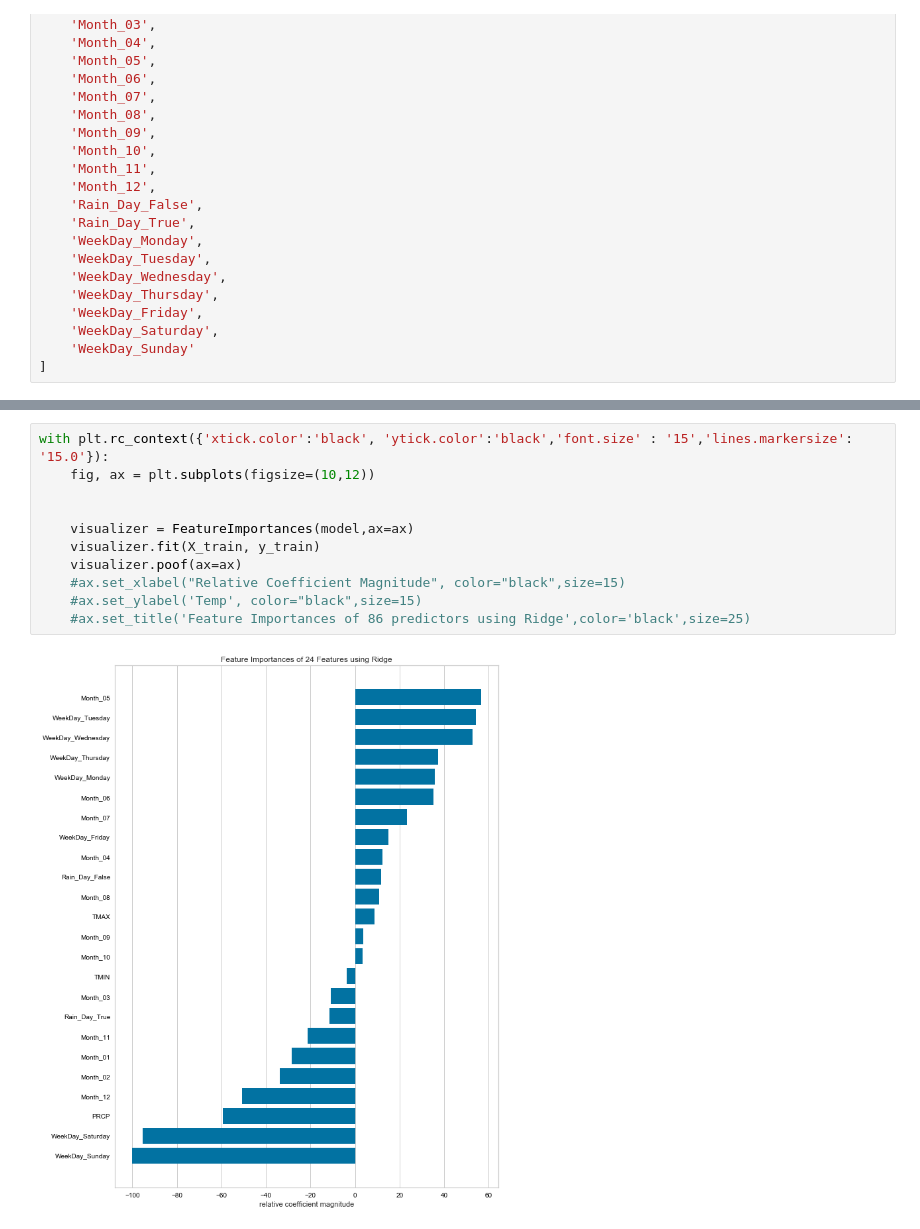
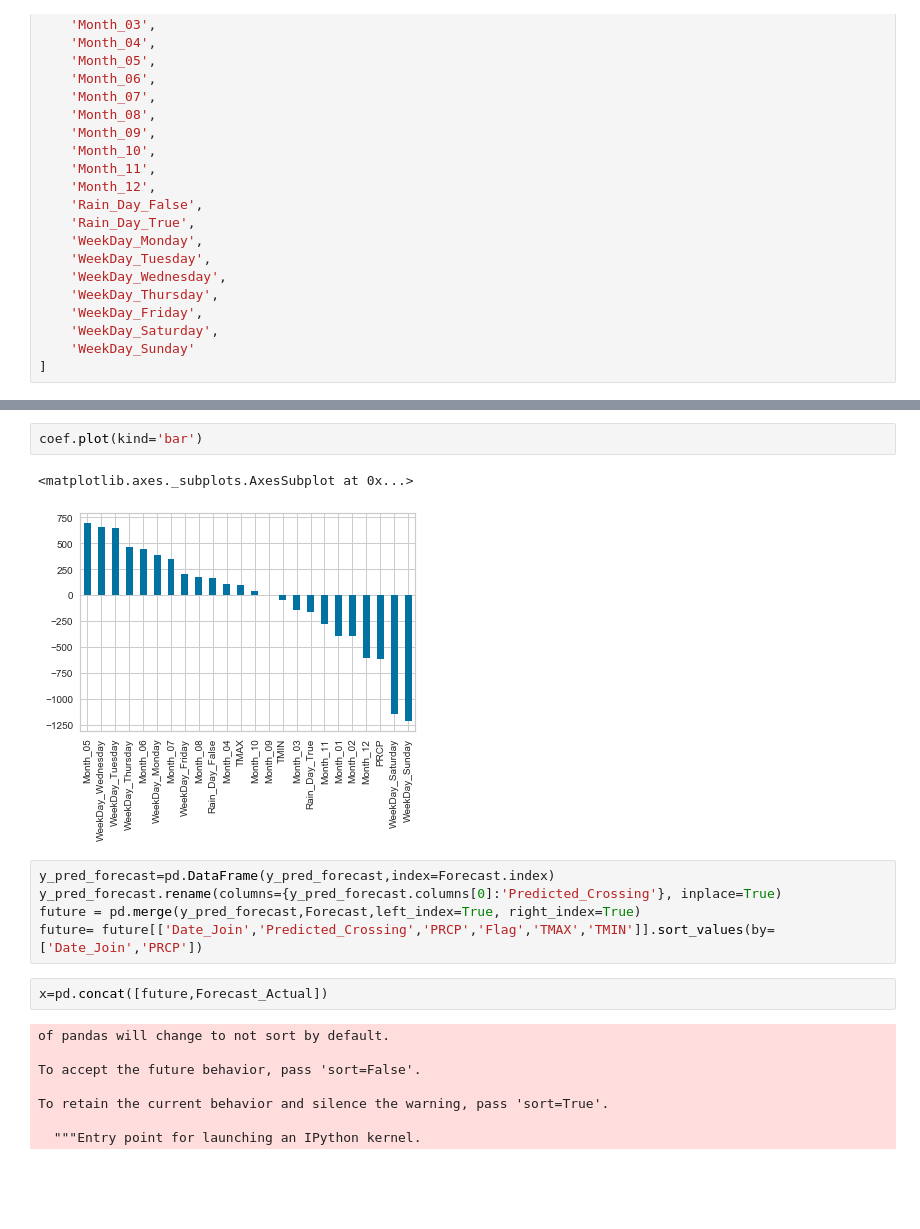
Before and after one commit to codyRing/Data_Science_Captstone, a Jupyter notebook: Daily Regression.ipynb, the cells around one changed output, grey strips where cells are left out. Cells and saved outputs as stored; diff of their text form; blank space fills up the shorter version.

```diff
--- a/Daily Regression.ipynb
+++ b/Daily Regression.ipynb
@@ -231,13 +296,20 @@ Baseline RMSE =  1317.9939129017212
-# %%
-with plt.rc_context({'xtick.color':'black', 'ytick.color':'black','font.size' : '15','lines.markersize': '15.0'}):
-    fig, ax = plt.subplots(figsize=(10,12))
-
-
-    visualizer = FeatureImportances(model,ax=ax)
-    visualizer.fit(X_train, y_train)
-    visualizer.poof(ax=ax)
-    #ax.set_xlabel("Relative Coefficient Magnitude", color="black",size=15)
-    #ax.set_ylabel('Temp', color="black",size=15)
-    #ax.set_title('Feature Importances of 86 predictors using Ridge',color='black',size=25)
-# %% [output]
-[figure, removed]
+# %%
+coef.plot(kind='bar')
+# %% [output]
+<matplotlib.axes._subplots.AxesSubplot at 0x...>
+[figure, added]
+# %%
+y_pred_forecast=pd.DataFrame(y_pred_forecast,index=Forecast.index)
+y_pred_forecast.rename(columns={y_pred_forecast.columns[0]:'Predicted_Crossing'}, inplace=True)
+future = pd.merge(y_pred_forecast,Forecast,left_index=True, right_index=True)
+future= future[['Date_Join','Predicted_Crossing','PRCP','Flag','TMAX','TMIN']].sort_values(by=['Date_Join','PRCP'])
+# %%
+x=pd.concat([future,Forecast_Actual])
+# %% [output]
+of pandas will change to not sort by default.
+
+To accept the future behavior, pass 'sort=False'.
+
+To retain the current behavior and silence the warning, pass 'sort=True'.
+
+  """Entry point for launching an IPython kernel.
```
Also changed, not shown: parts of 23 cells of this notebook, 8 other files.
